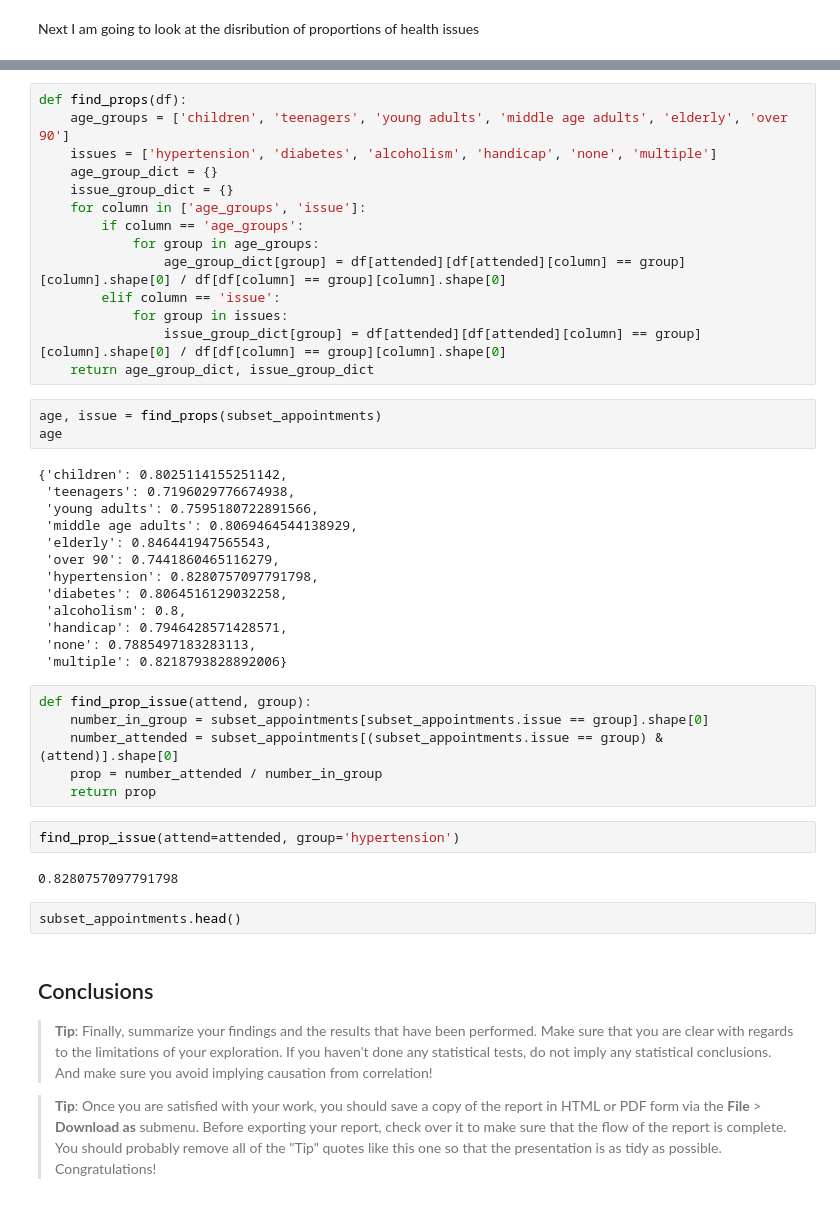
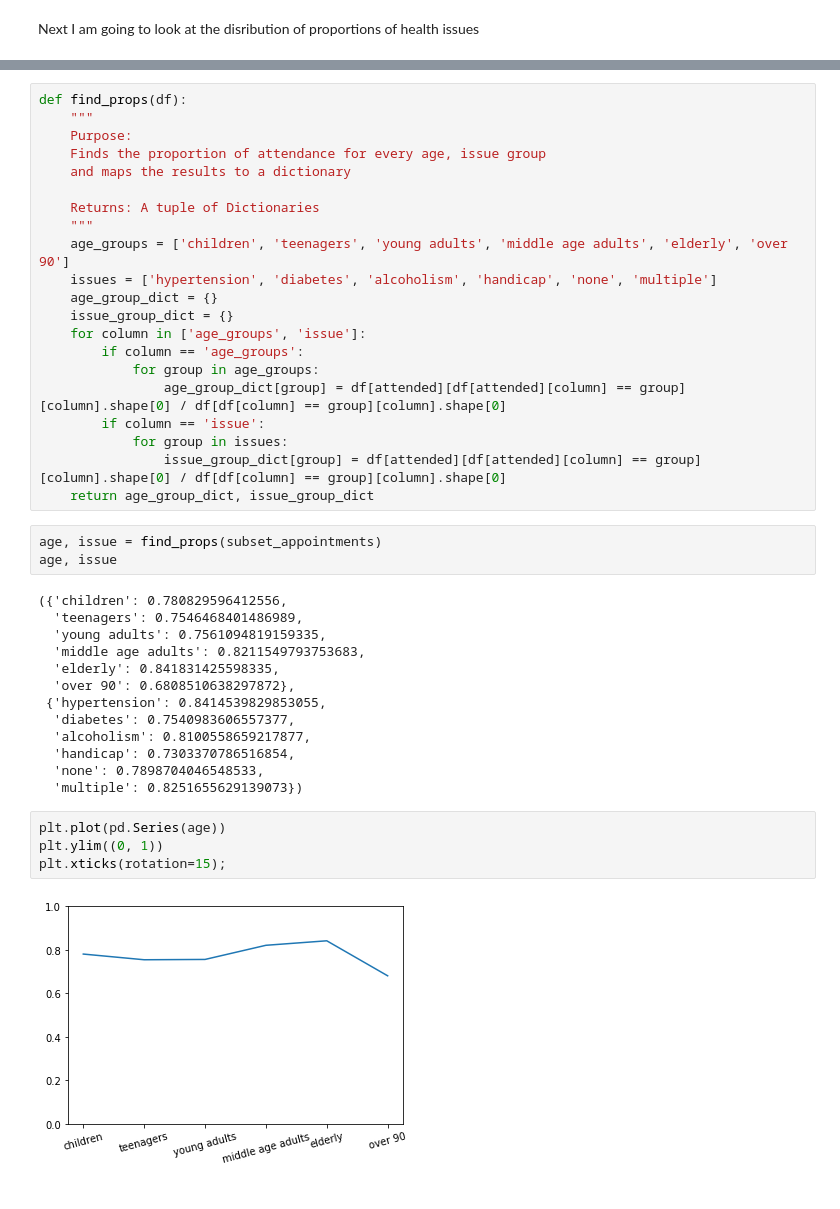
Before and after one commit to BexTuychiev/appointments_show, a Jupyter notebook: investigate-a-dataset-template.ipynb, the cells around one changed output, grey strips where cells are left out. Drawn from its saved outputs; the diff is of its cells as text.

Commit message:
feat: Plot the differnces of proportion between age and issue groups

```diff
--- a/investigate-a-dataset-template.ipynb
+++ b/investigate-a-dataset-template.ipynb
@@ -502,5 +505,12 @@ The above plot did not reveal any signs that health issues or age affect missing
 # %%
 def find_props(df):
+    """
+    Purpose:
+    Finds the proportion of attendance for every age, issue group
+    and maps the results to a dictionary
+
+    Returns: A tuple of Dictionaries
+    """
     age_groups = ['children', 'teenagers', 'young adults', 'middle age adults', 'elderly', 'over 90']
     issues = ['hypertension', 'diabetes', 'alcoholism', 'handicap', 'none', 'multiple']
     age_group_dict = {}
@@ -509,42 +519,29 @@ def find_props(df):
         if column == 'age_groups':
             for group in age_groups:
                 age_group_dict[group] = df[attended][df[attended][column] == group][column].shape[0] / df[df[column] == group][column].shape[0]
-        elif column == 'issue':
+        if column == 'issue':
             for group in issues:
                 issue_group_dict[group] = df[attended][df[attended][column] == group][column].shape[0] / df[df[column] == group][column].shape[0]
     return age_group_dict, issue_group_dict
 # %%
 age, issue = find_props(subset_appointments)
-age
+age, issue
 # %% [output]
-{'children': 0.8025114155251142,
- 'teenagers': 0.7196029776674938,
- 'young adults': 0.7595180722891566,
- 'middle age adults': 0.8069464544138929,
- 'elderly': 0.846441947565543,
- 'over 90': 0.7441860465116279,
- 'hypertension': 0.8280757097791798,
- 'diabetes': 0.8064516129032258,
- 'alcoholism': 0.8,
- 'handicap': 0.7946428571428571,
- 'none': 0.7885497183283113,
- 'multiple': 0.8218793828892006}
+({'children': 0.780829596412556,
+  'teenagers': 0.7546468401486989,
+  'young adults': 0.7561094819159335,
+  'middle age adults': 0.8211549793753683,
+  'elderly': 0.841831425598335,
+  'over 90': 0.6808510638297872},
+ {'hypertension': 0.8414539829853055,
+  'diabetes': 0.7540983606557377,
+  'alcoholism': 0.8100558659217877,
+  'handicap': 0.7303370786516854,
+  'none': 0.7898704046548533,
+  'multiple': 0.8251655629139073})
-# %%
-def find_prop_issue(attend, group):
-    number_in_group = subset_appointments[subset_appointments.issue == group].shape[0]
-    number_attended = subset_appointments[(subset_appointments.issue == group) & (attend)].shape[0]
-    prop = number_attended / number_in_group
-    return prop
-# %%
-find_prop_issue(attend=attended, group='hypertension')
-# %% [output]
-0.8280757097791798
-# %%
-subset_appointments.head()
-# %% [markdown]
-<a id='conclusions'></a>
-## Conclusions
-
-> **Tip**: Finally, summarize your findings and the results that have been performed. Make sure that you are clear with regards to the limitations of your exploration. If you haven't done any statistical tests, do not imply any statistical conclusions. And make sure you avoid implying causation from correlation!
-
-> **Tip**: Once you are satisfied with your work, you should save a copy of the report in HTML or PDF form via the **File** > **Download as** submenu. Before exporting your report, check over it to make sure that the flow of the report is complete. You should probably remove all of the "Tip" quotes like this one so that the presentation is as tidy as possible. Congratulations!
+# %%
+plt.plot(pd.Series(age))
+plt.ylim((0, 1))
+plt.xticks(rotation=15);
+# %% [output]
+[figure, added]
```
Also changed, not shown: parts of 14 cells of this notebook.
